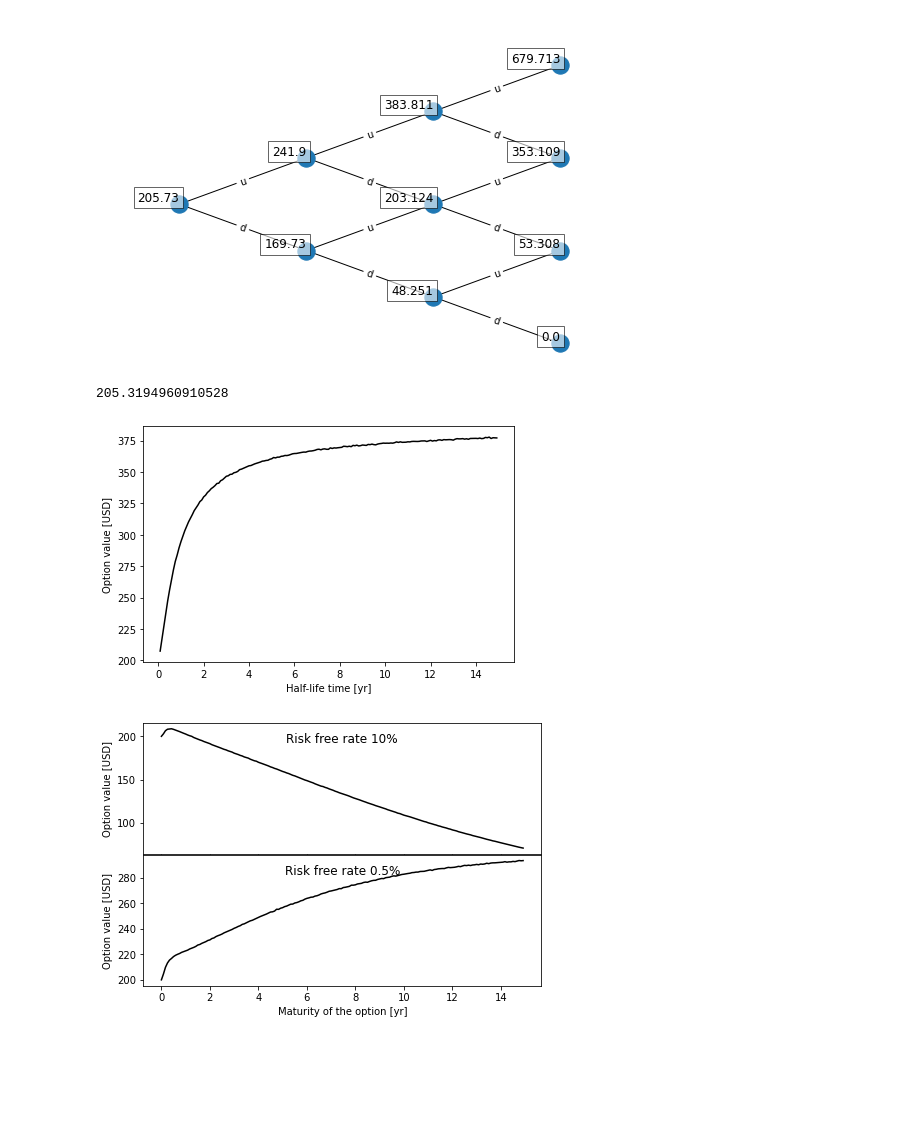
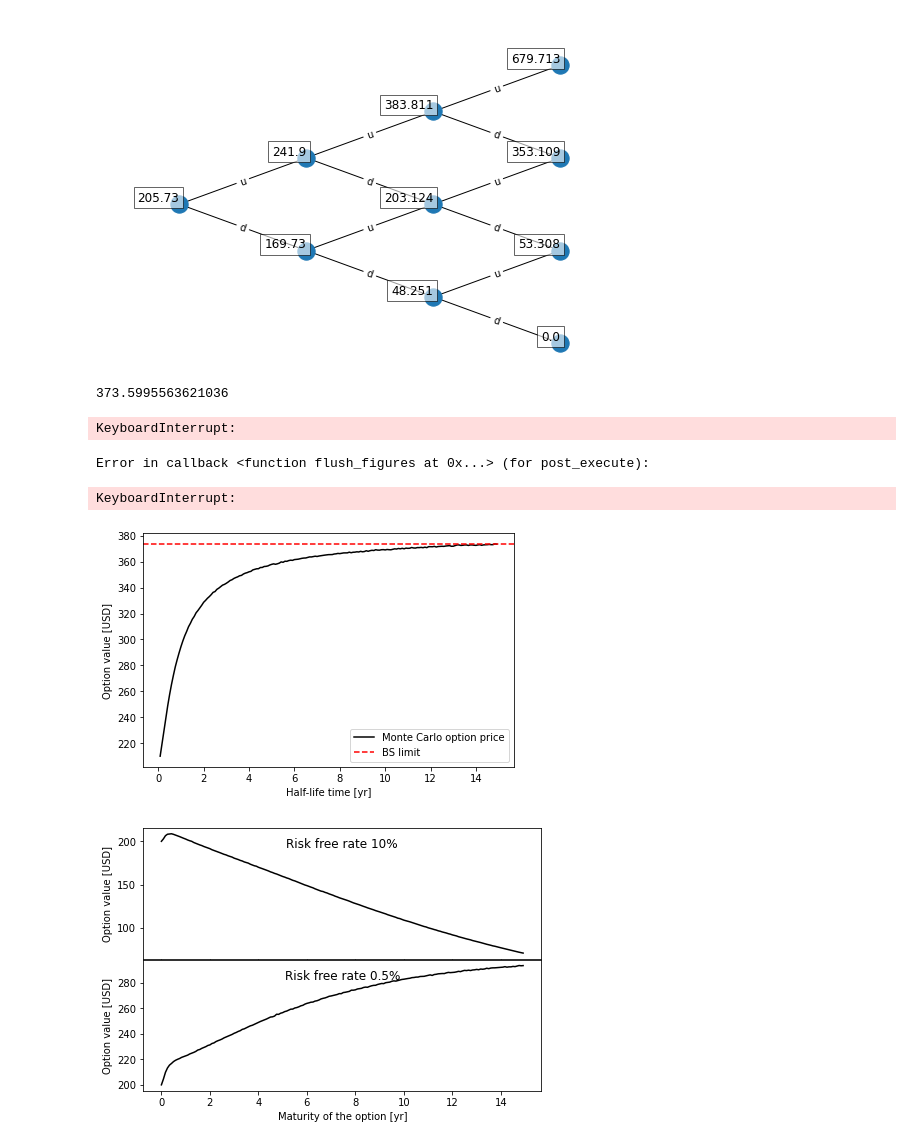
Before and after one commit to LuukOudshoorn25/SPFDM1, a Jupyter notebook: SPFDM 1.ipynb, the cells around one changed output. Drawn from its saved outputs; the diff is of its cells as text; code cells hidden in the pictures; blank space fills up the shorter version.

Commit message:
Added BS price

```diff
--- a/SPFDM 1.ipynb
+++ b/SPFDM 1.ipynb
@@ -534,6 +534,26 @@ FirstBinomialTree.plot_graph(FirstBinomialTree.option_tree,'option__valuetree.pd
 # %% [output]
 [figure]
 [figure]
+# %%
+from scipy.stats import norm
+def black_scholes(S, K, T, r, sigma, call_put='call'):
+    #S: spot price
+    #K: strike price
+    #T: time to maturity
+    #r: interest rate
+    #sigma: volatility of underlying asset
+    d1 = (np.log(S / K) + (r + 0.5 * sigma ** 2) * T) / (sigma * np.sqrt(T))
+    d2 = (np.log(S / K) + (r - 0.5 * sigma ** 2) * T) / (sigma * np.sqrt(T))
+
+    if call_put == 'call':
+        optionprice = (S * norm.cdf(d1, 0.0, 1.0) - K * np.exp(-r * T) * norm.cdf(d2, 0.0, 1.0))
+    elif call_put == 'put':
+        optionprice = (K * np.exp(-r * T) * norm.cdf(-d2, 0.0, 1.0) - S * norm.cdf(-d1, 0.0, 1.0))
+    return optionprice
+
+black_scholes(startingprice, 3300, 18/12, np.log((1+0.005/4)**4), np.sqrt(12)*0.0428156)
+# %% [output]
+373.5995563621036
 # %%
 # Exercise 1: Monte Carlo Simulation
 class MonteCarlo():
@@ -601,12 +621,13 @@ class MonteCarlo():
         fig, (a0, a1) = plt.subplots(1, 2, gridspec_kw={'width_ratios': [4, 1]},figsize=(8,1.7))
         for i in range(self.Npaths-1):
             a0.plot(timearr,prices[i,:],color='black',lw=0.002)
+        a0.plot(timearr,prices[i,:],color='green',lw=1.8)
         a0.axhline(self.ltm,ls='--',color='red',lw=1)
         a0.set_xlabel('Time [yr]')
         a0.set_ylabel('Stock price [USD]')
         a0.set_xticks(a0.get_xticks()[:-1])
         a0.set_xlim(-0.025,self.T)
-        a0.set_ylim(2000,4250)
+        a0.set_ylim(2750,4250)
 
         a1.hist(prices[:,-1],bins=100, orientation="horizontal", color='gray')
         a1.set_xticks([])
@@ -633,15 +654,17 @@ class MonteCarlo():
         optionvalue = np.exp(-self.rf*self.T) * optionvalue
         return optionvalue
 
-MC = MonteCarlo(2500000,20,3/12,startingprice)
-MC.option_price()
+MC = MonteCarlo(100000,5000,18/12,startingprice)
+MC.plot_many()
 # %% [output]
-205.3194960910528
+KeyboardInterrupt:
+Error in callback <function flush_figures at 0x...> (for post_execute):
+KeyboardInterrupt:
 # %%
 # Investigate sensitivity to eta
 from joblib import Parallel, delayed
 def worker(eta):
-    MC = MonteCarlo(2500000,30,1.5,3500,3300,eta)
+    MC = MonteCarlo(5000000,20,18/12,3500,3300,eta)
     return MC.option_price()
 
 def sensitivity_eta():
@@ -650,14 +673,16 @@ def sensitivity_eta():
     prices = np.array(Parallel(n_jobs=22)(delayed(worker)(i) for i in etas))
     return halflifes,prices
 halflifes,prices = sensitivity_eta()
-
-plt.plot(halflifes,prices, color='black')
-plt.xlabel('Half-life time [yr]')
-plt.ylabel('Option value [USD]')
-plt.tight_layout()
-plt.savefig('optionsensitivity_halflife.pdf')
-# %% [output]
-[figure, removed]
+# %%
+plt.plot(halflifes,prices, color='black',label='Monte Carlo option price')
+plt.xlabel('Half-life time [yr]')
+plt.ylabel('Option value [USD]')
+plt.axhline(black_scholes(startingprice, 3300, 18/12, np.log((1+0.005/4)**4), np.sqrt(12)*0.0428156),color='red',ls='--',label='BS limit')
+plt.tight_layout()
+plt.legend()
+plt.savefig('optionsensitivity_halflife.pdf')
+# %% [output]
+[figure, added]
 # %%
 # Investigate sensitivity to eta
 def worker(T,rf):
```
Also changed, not shown: 2 other files.
